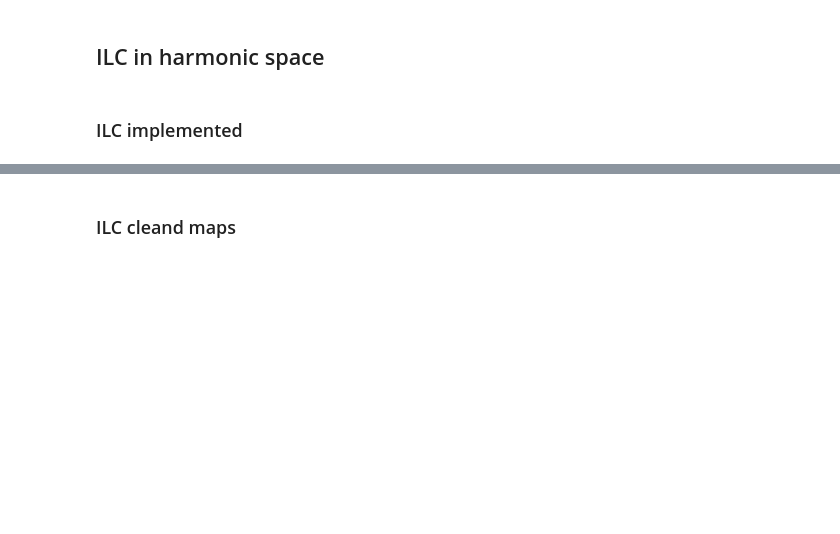
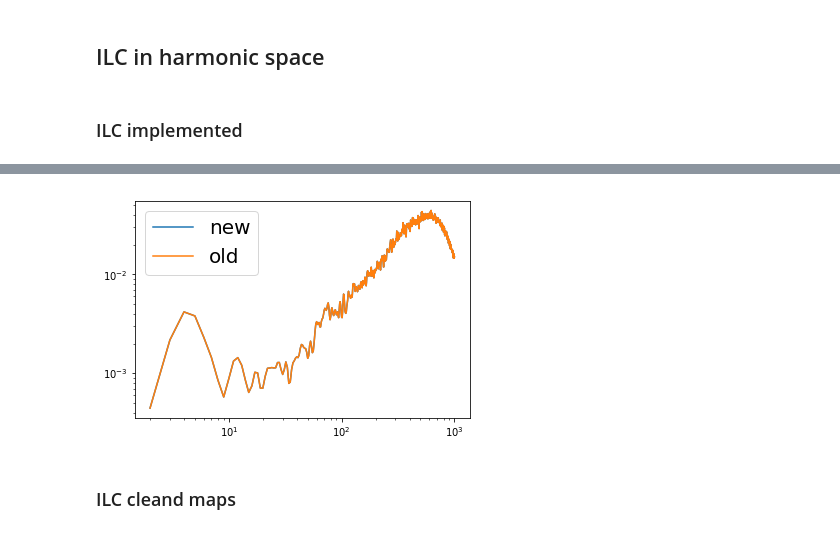
Before and after one commit to yaojian95/Ali_foreground, a Jupyter notebook: codes/Maps_for_USTC.ipynb, the cells around one changed output, grey strips where cells are left out. Saved outputs shown, nothing was run; the diff lists cells and outputs as text; code cells hidden in the pictures; blank space fills up the shorter version.

```diff
--- a/codes/Maps_for_USTC.ipynb
+++ b/codes/Maps_for_USTC.ipynb
@@ -23,6 +23,20 @@ INDXSCHM = IMPLICIT
 # %%
 hp.write_map('/smc/jianyao/Ali_maps/ali_mask_wo_wdge_512.fits', ali_ma)
 # %%
+def plot_ps(cls, label):
+#     plt.figure(figsize = (10,8));
+
+    if len(cls.shape) == 1:
+        _ell = np.arange(len(cls)); _ell2 = _ell[2:];
+        plt.loglog(_ell2, _ell2*(_ell2+1)/2/np.pi*cls[2:], '-',label = label );
+
+    else:
+        _ell = np.arange(len(cls[0])); _ell2 = _ell[2:];
+        plt.loglog(_ell2, _ell2*(_ell2+1)/2/np.pi*cls[1][2:],label = 'EE');
+        plt.loglog(_ell2, _ell2*(_ell2+1)/2/np.pi*cls[2][2:],label = 'BB');
+
+    plt.legend(fontsize = 20);
+
 def deconv(maps, beam_in, beam_out, lmax):
     '''
     Beam in unit of arc-miniute.
@@ -346,3 +366,12 @@ total_cl95 = hp.anafast(total_mask[0])
+# %%
+cl_re = hp.anafast(cmb_clean, nspec = 3, lmax = 999)
+# %%
+plot_ps(cl_re[2], label = 'new')
+# plot_ps(cl_re[1], label = 'EE')
+
+plot_ps(Cl_ilc[n], label = 'old')
+# %% [output]
+[figure, added]
 # %% [markdown]
 ### ILC cleand maps
 # %%
```
Also changed, not shown: parts of 7 cells of this notebook.
